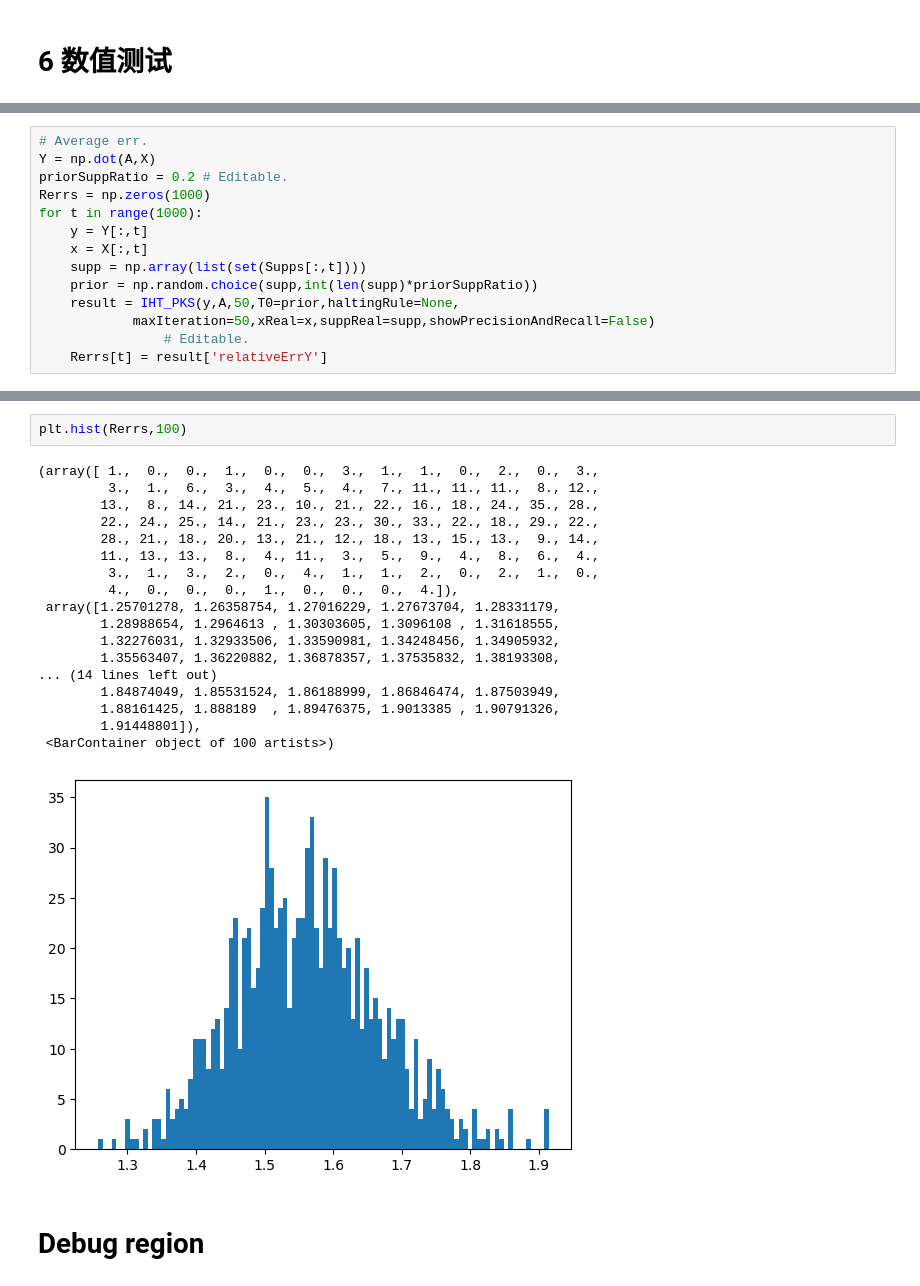
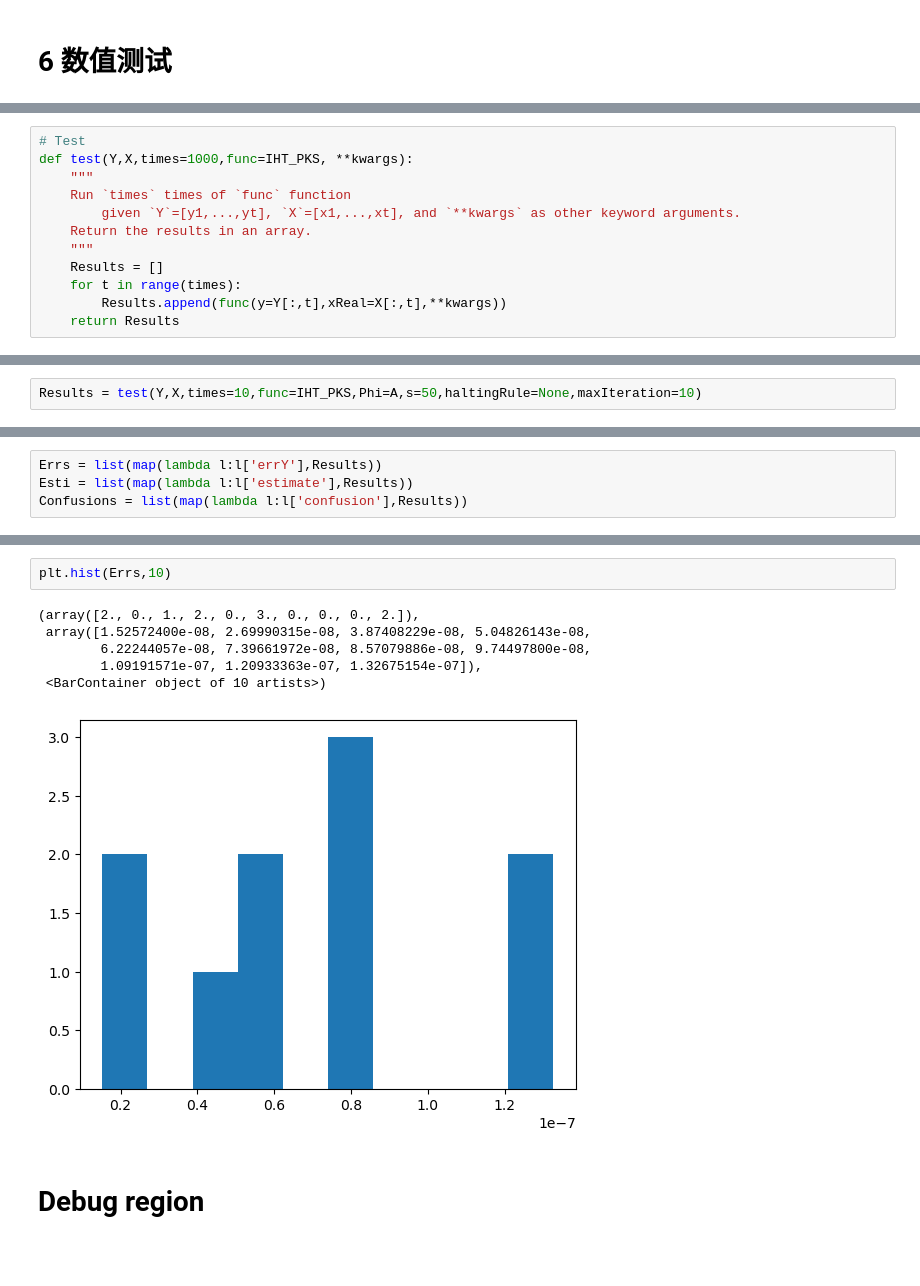
Before and after one commit to LIU-Xnd/CompressiveSensing, a Jupyter notebook: IHT_PKS.ipynb, the cells around one changed output, grey strips where cells are left out. Saved outputs shown, nothing was run; the diff lists cells and outputs as text; blank space fills up the shorter version.

```diff
--- a/IHT_PKS.ipynb
+++ b/IHT_PKS.ipynb
@@ -340,14 +337,0 @@ Min singular value: 0.6683867
-# %%
-# Average err.
-Y = np.dot(A,X)
-priorSuppRatio = 0.2 # Editable.
-Rerrs = np.zeros(1000)
-for t in range(1000):
-    y = Y[:,t]
-    x = X[:,t]
-    supp = np.array(list(set(Supps[:,t])))
-    prior = np.random.choice(supp,int(len(supp)*priorSuppRatio))
-    result = IHT_PKS(y,A,50,T0=prior,haltingRule=None,
-            maxIteration=50,xReal=x,suppReal=supp,showPrecisionAndRecall=False)
-                # Editable.
-    Rerrs[t] = result['relativeErrY']
@@ -371,0 +346,12 @@ Reach maxIteration!
+# %%
+# Test
+def test(Y,X,times=1000,func=IHT_PKS, **kwargs):
+    """
+    Run `times` times of `func` function
+        given `Y`=[y1,...,yt], `X`=[x1,...,xt], and `**kwargs` as other keyword arguments.
+    Return the results in an array.
+    """
+    Results = []
+    for t in range(times):
+        Results.append(func(y=Y[:,t],xReal=X[:,t],**kwargs))
+    return Results
@@ -371,0 +362,2 @@ Reach maxIteration!
+# %%
+Results = test(Y,X,times=10,func=IHT_PKS,Phi=A,s=50,haltingRule=None,maxIteration=10)
@@ -371,0 +382,4 @@ Reach maxIteration!
+# %%
+Errs = list(map(lambda l:l['errY'],Results))
+Esti = list(map(lambda l:l['estimate'],Results))
+Confusions = list(map(lambda l:l['confusion'],Results))
@@ -372,24 +406,12 @@ Reach maxIteration!
 # %%
-plt.hist(Rerrs,100)
+plt.hist(Errs,10)
 # %% [output]
-(array([ 1.,  0.,  0.,  1.,  0.,  0.,  3.,  1.,  1.,  0.,  2.,  0.,  3.,
-         3.,  1.,  6.,  3.,  4.,  5.,  4.,  7., 11., 11., 11.,  8., 12.,
-        13.,  8., 14., 21., 23., 10., 21., 22., 16., 18., 24., 35., 28.,
-        22., 24., 25., 14., 21., 23., 23., 30., 33., 22., 18., 29., 22.,
-        28., 21., 18., 20., 13., 21., 12., 18., 13., 15., 13.,  9., 14.,
-        11., 13., 13.,  8.,  4., 11.,  3.,  5.,  9.,  4.,  8.,  6.,  4.,
-         3.,  1.,  3.,  2.,  0.,  4.,  1.,  1.,  2.,  0.,  2.,  1.,  0.,
-         4.,  0.,  0.,  0.,  1.,  0.,  0.,  0.,  4.]),
- array([1.25701278, 1.26358754, 1.27016229, 1.27673704, 1.28331179,
-        1.28988654, 1.2964613 , 1.30303605, 1.3096108 , 1.31618555,
-        1.32276031, 1.32933506, 1.33590981, 1.34248456, 1.34905932,
-        1.35563407, 1.36220882, 1.36878357, 1.37535832, 1.38193308,
-... (14 lines left out)
-        1.84874049, 1.85531524, 1.86188999, 1.86846474, 1.87503949,
-        1.88161425, 1.888189  , 1.89476375, 1.9013385 , 1.90791326,
-        1.91448801]),
- <BarContainer object of 100 artists>)
+(array([2., 0., 1., 2., 0., 3., 0., 0., 0., 2.]),
+ array([1.52572400e-08, 2.69990315e-08, 3.87408229e-08, 5.04826143e-08,
+        6.22244057e-08, 7.39661972e-08, 8.57079886e-08, 9.74497800e-08,
+        1.09191571e-07, 1.20933363e-07, 1.32675154e-07]),
+ <BarContainer object of 10 artists>)
-[figure, old version]
+[figure, new version]
 # %% [markdown]
 # Debug region
 # %%
```
Also changed, not shown: parts of 9 cells of this notebook.
